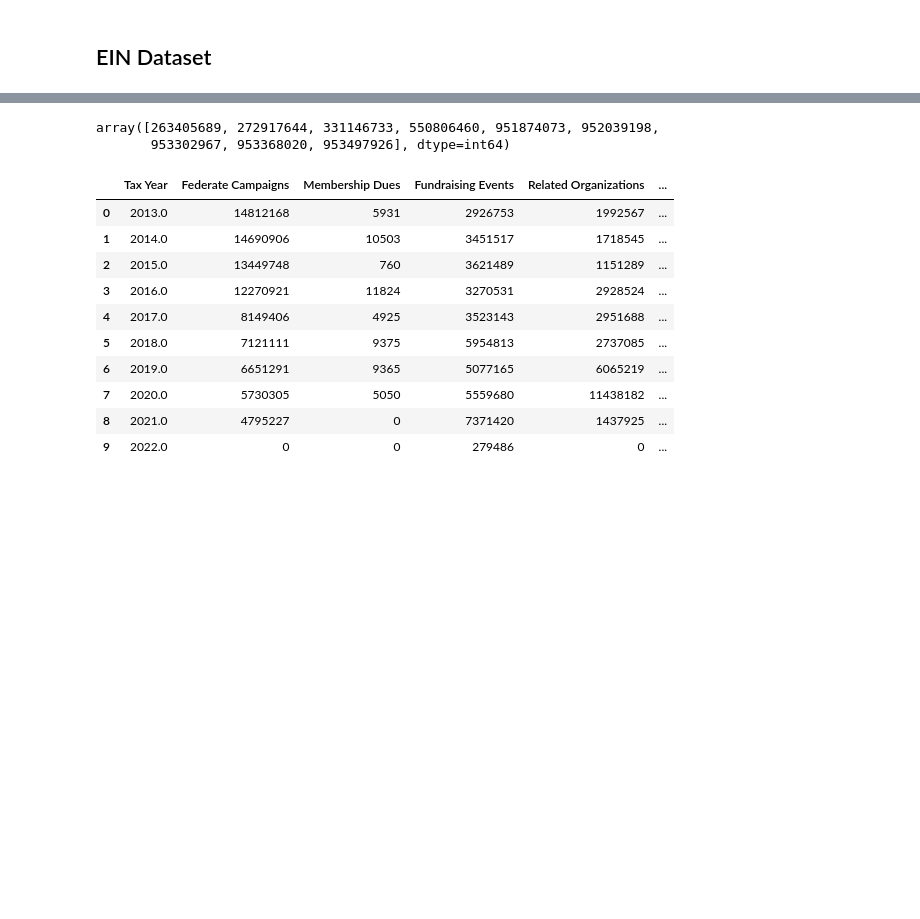
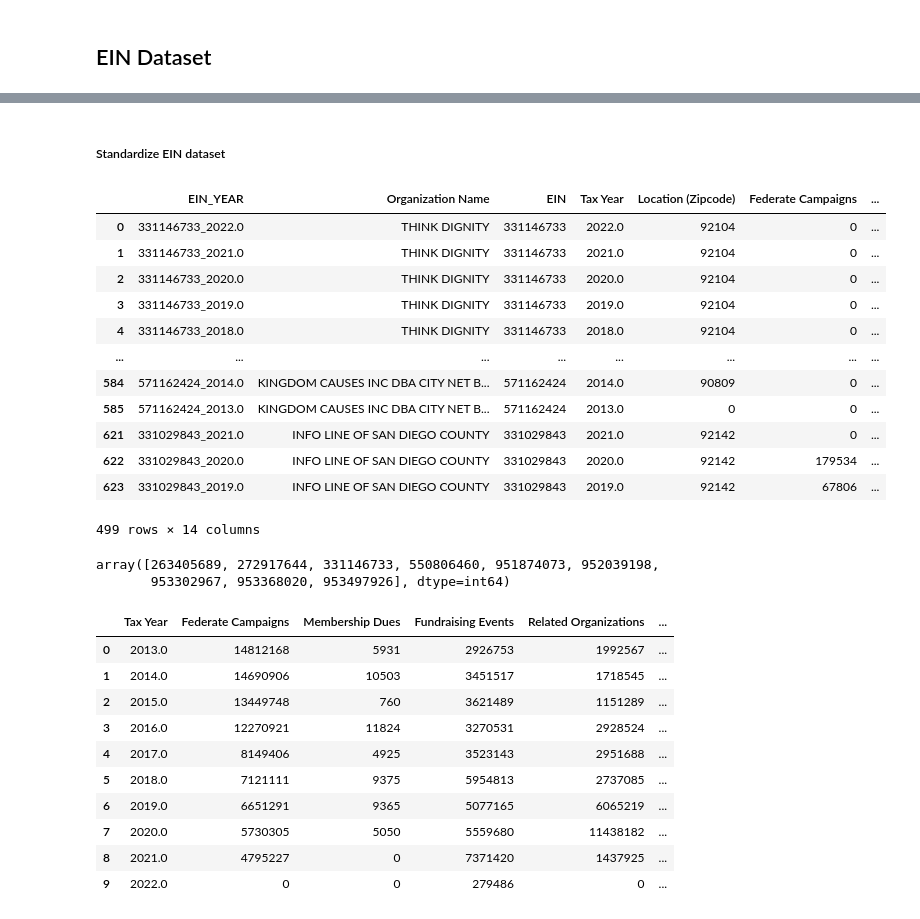
Before and after one commit to dbyers15/SDCTA-homelessness, a Jupyter notebook: XML parser/990 - error check.ipynb, the cells around one changed output, grey strips where cells are left out. Cells and saved outputs as stored; diff of their text form; code cells hidden in the pictures; blank space fills up the shorter version.

```diff
--- a/XML parser/990 - error check.ipynb
+++ b/XML parser/990 - error check.ipynb
@@ -809,0 +803,3 @@ EIN_dataset = EIN_dataset_df.to_csv('EIN_dataset.csv')
+# %%
+def standardize_text(text):
+    return re.sub(r'[{}\'‘’]'.format(string.punctuation), '', text).upper().strip().replace('\n',' ')
@@ -810,3 +863,22 @@ EIN_dataset = EIN_dataset_df.to_csv('EIN_dataset.csv')
+# %% [markdown]
+##### Standardize EIN dataset
+# %%
+EIN_dataset = EIN_dataset_df.to_csv('EIN_dataset_1.csv')
+EIN_dataset_df
+# %% [output]
+|  | EIN_YEAR | Organization Name | EIN | Tax Year | Location (Zipcode) | Federate Campaigns | ... |
+| 0 | 331146733_2022.0 | THINK DIGNITY | 331146733 | 2022.0 | 92104 | 0 | ... |
+| 1 | 331146733_2021.0 | THINK DIGNITY | 331146733 | 2021.0 | 92104 | 0 | ... |
+| 2 | 331146733_2020.0 | THINK DIGNITY | 331146733 | 2020.0 | 92104 | 0 | ... |
+| 3 | 331146733_2019.0 | THINK DIGNITY | 331146733 | 2019.0 | 92104 | 0 | ... |
+| 4 | 331146733_2018.0 | THINK DIGNITY | 331146733 | 2018.0 | 92104 | 0 | ... |
+| ... | ... | ... | ... | ... | ... | ... | ... |
+| 584 | 571162424_2014.0 | KINGDOM CAUSES INC DBA CITY NET B... | 571162424 | 2014.0 | 90809 | 0 | ... |
+| 585 | 571162424_2013.0 | KINGDOM CAUSES INC DBA CITY NET B... | 571162424 | 2013.0 | 0 | 0 | ... |
+| 621 | 331029843_2021.0 | INFO LINE OF SAN DIEGO COUNTY | 331029843 | 2021.0 | 92142 | 0 | ... |
+| 622 | 331029843_2020.0 | INFO LINE OF SAN DIEGO COUNTY | 331029843 | 2020.0 | 92142 | 179534 | ... |
+| 623 | 331029843_2019.0 | INFO LINE OF SAN DIEGO COUNTY | 331029843 | 2019.0 | 92142 | 67806 | ... |
+499 rows × 14 columns
 # %%
 np.unique(EINErrinfo.get('EIN'))
 # %% [output]
```
Also changed, not shown: parts of 20 cells of this notebook, 5 other files.
